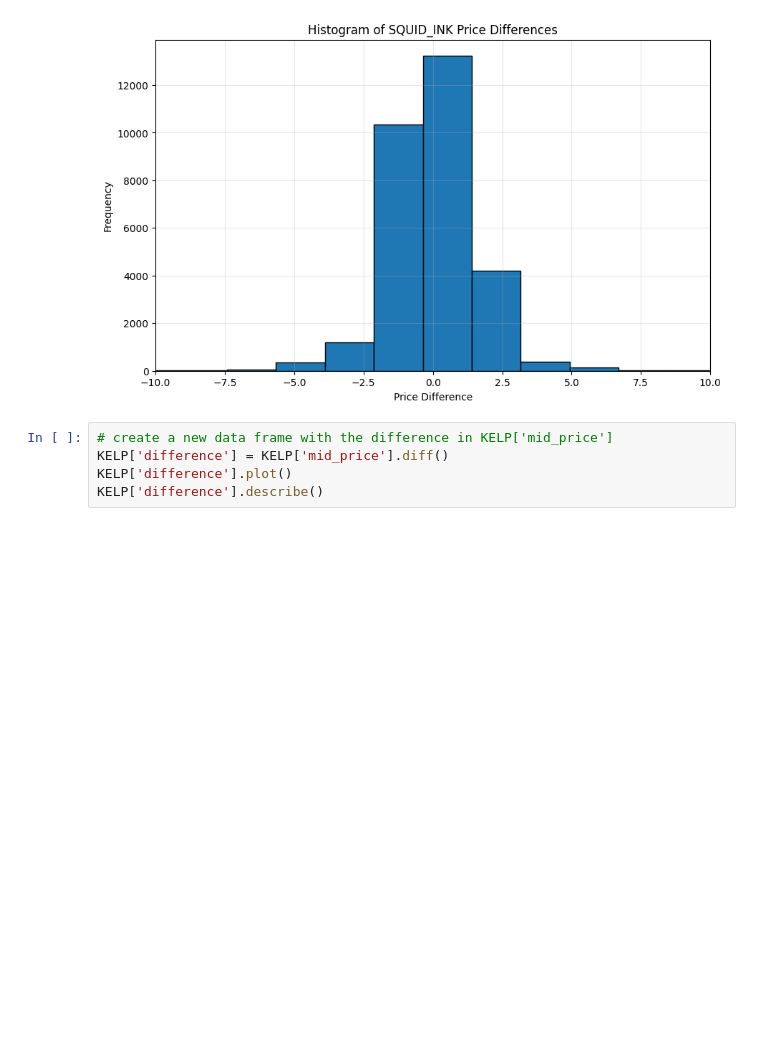
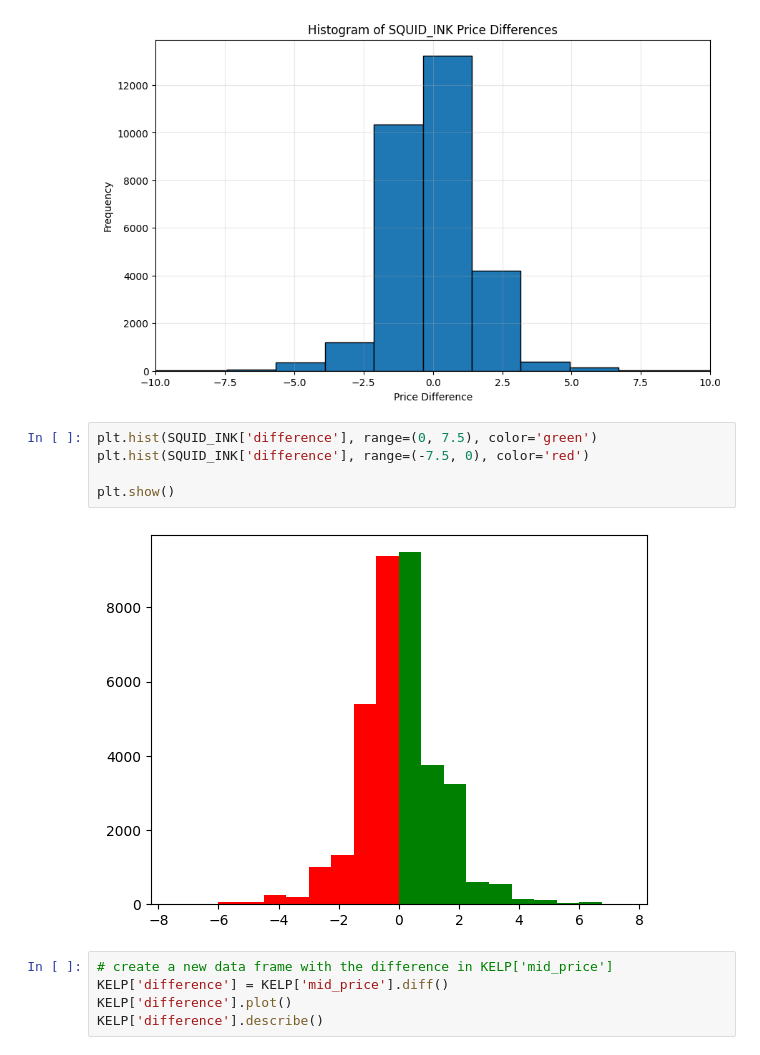
Before and after one commit to AkeBoss-tech/imc-prosperity-ake-bossers, a Jupyter notebook: round1/analysis.ipynb, the cells around one changed output. Cells and saved outputs as stored; diff of their text form; blank space fills up the shorter version.

```diff
--- a/round1/analysis.ipynb
+++ b/round1/analysis.ipynb
@@ -185,6 +185,13 @@ plt.xlim(-10, 10)
 # %% [output]
 (-10.0, 10.0)
 [figure]
+# %%
+plt.hist(SQUID_INK['difference'], range=(0, 7.5), color='green')
+plt.hist(SQUID_INK['difference'], range=(-7.5, 0), color='red')
+
+plt.show()
+# %% [output]
+[figure, added]
 # %%
 # create a new data frame with the difference in KELP['mid_price']
 KELP['difference'] = KELP['mid_price'].diff()
```
Also changed, not shown: parts of 10 cells of this notebook.
